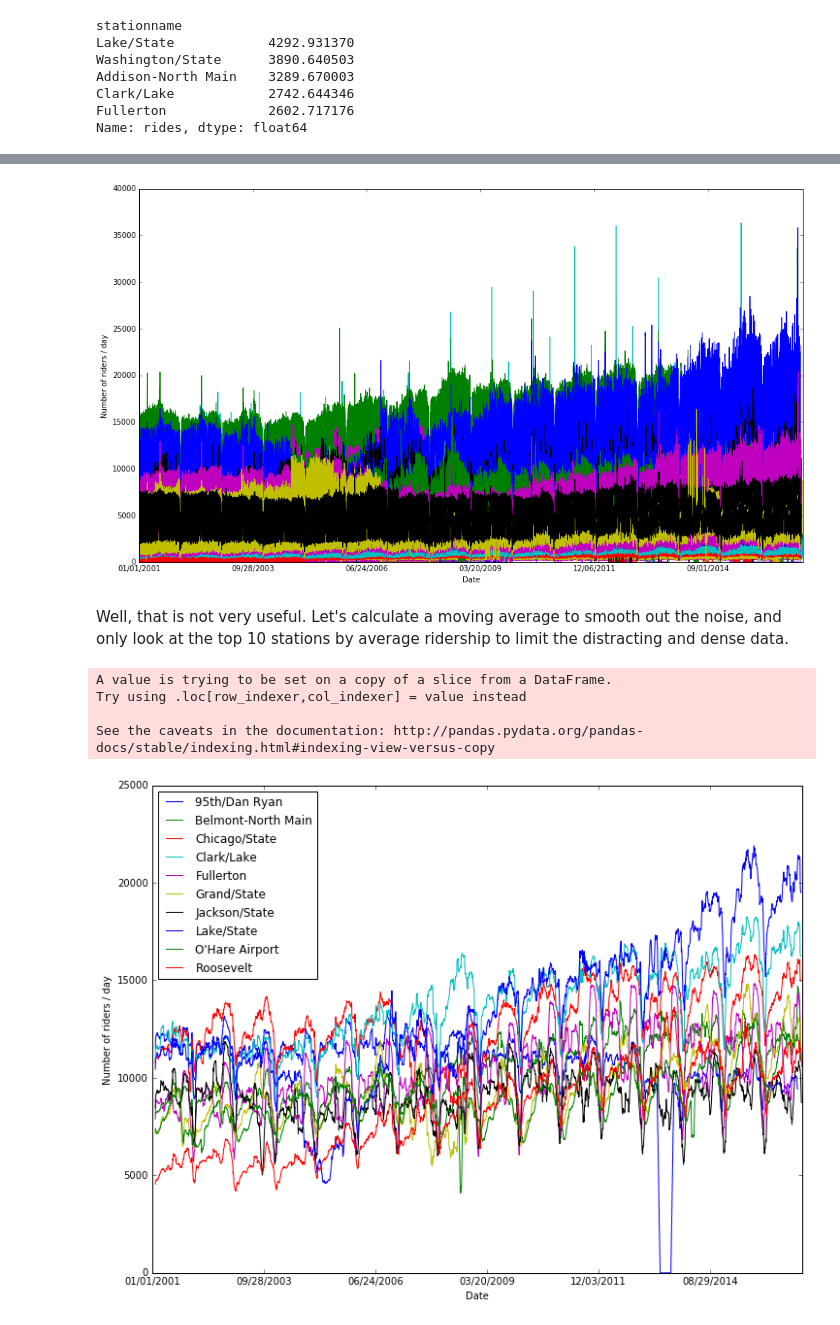
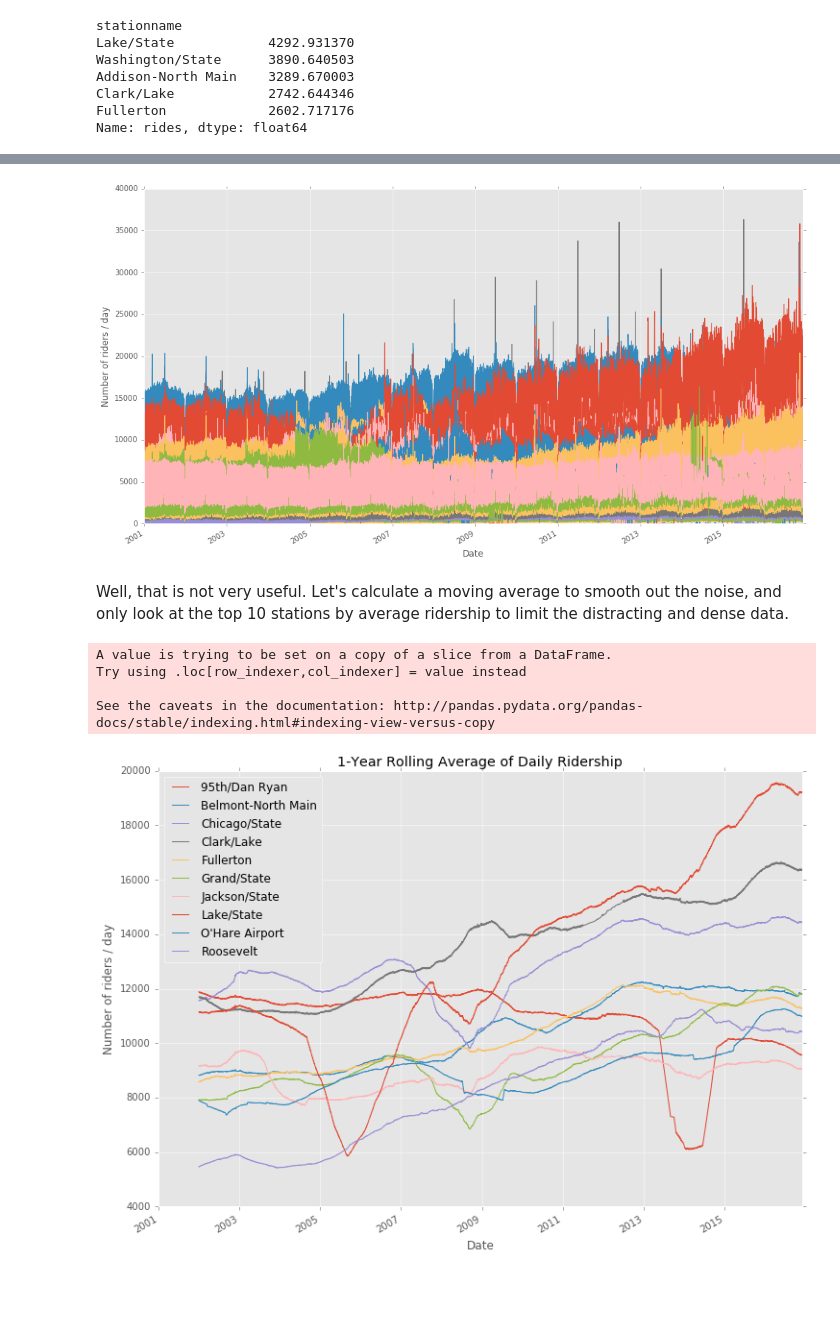
Before and after one commit to chrisjkuch/dscopeapp, a Jupyter notebook: ChicagoL-Ridership.ipynb, the cells around one changed output, grey strips where cells are left out. Cells and saved outputs as stored; diff of their text form; code cells hidden in the pictures; blank space fills up the shorter version.

```diff
--- a/ChicagoL-Ridership.ipynb
+++ b/ChicagoL-Ridership.ipynb
@@ -5,6 +5,9 @@ This Jupyter Notebook analyzes the ridership of the Chicago e"L"evated public tr
 # %%
 # Import pandas for our data analysis
 import pandas as pd
+import matplotlib.pyplot as plt
+#%matplotlib inline
+plt.style.use('ggplot')
 # %% [markdown]
 The questions of interest are:
 
@@ -29,5 +18,7 @@ I'm not getting the full dataset this way. I think I need an AppToken to access
 # %%
 ridership = pd.read_csv('ridership.csv')
+ridership.date = pd.to_datetime(ridership.date, dayfirst=False, format='%m/%d/%Y')
 print(ridership.head())
 print(ridership.shape)
+print(ridership.dtypes)
 # %% [output]
@@ -98,7 +136,7 @@ import matplotlib.pyplot as plt
 # Use groupby to get the data associated with each individual station
 by_station = ridership.groupby(by='stationname')
 
-# Get a useless but visually cool timeseries plot to get a feel for the data
+# Get a visually dense timeseries plot to get a feel for the data
 fh = plt.figure(figsize=(16,9))
 ax = fh.add_subplot(111)
 for station, df in by_station:
@@ -109,27 +147,29 @@ plt.ylabel('Number of riders / day')
 plt.xlabel('Date')
 plt.show()
 # %% [output]
-[figure, old version]
+[figure, new version]
 # %% [markdown]
 Well, that is not very useful. Let's calculate a moving average to smooth out the noise, and only look at the top 10 stations by average ridership to limit the distracting and dense data.
 # %%
 top_stations = mean_ridership.head(10).index.tolist()
 # Get a useless but visually cool timeseries plot to get a feel for the data
 fh = plt.figure(figsize=(12,9))
 ax = fh.add_subplot(111)
 for station, df in by_station:
     if station not in top_stations:
         continue
-    df['rides'] = pd.rolling_mean(df['rides'], 28)
+    # Take a 1-year rolling average of ridership
+    df['rides'] = pd.rolling_mean(df['rides'], 365)
     df.plot(x='date', y='rides', ax=ax, label=station, legend=True)
 
 daterange = plt.xlim()
+plt.title('1-Year Rolling Average of Daily Ridership')
 plt.ylabel('Number of riders / day')
 plt.xlabel('Date')
 plt.show()
 # %% [output]
 A value is trying to be set on a copy of a slice from a DataFrame.
 Try using .loc[row_indexer,col_indexer] = value instead
 
 See the caveats in the documentation: http://pandas.pydata.org/pandas-docs/stable/indexing.html#indexing-view-versus-copy
-[figure, old version]
+[figure, new version]
```
Also changed, not shown: parts of 26 cells of this notebook.
